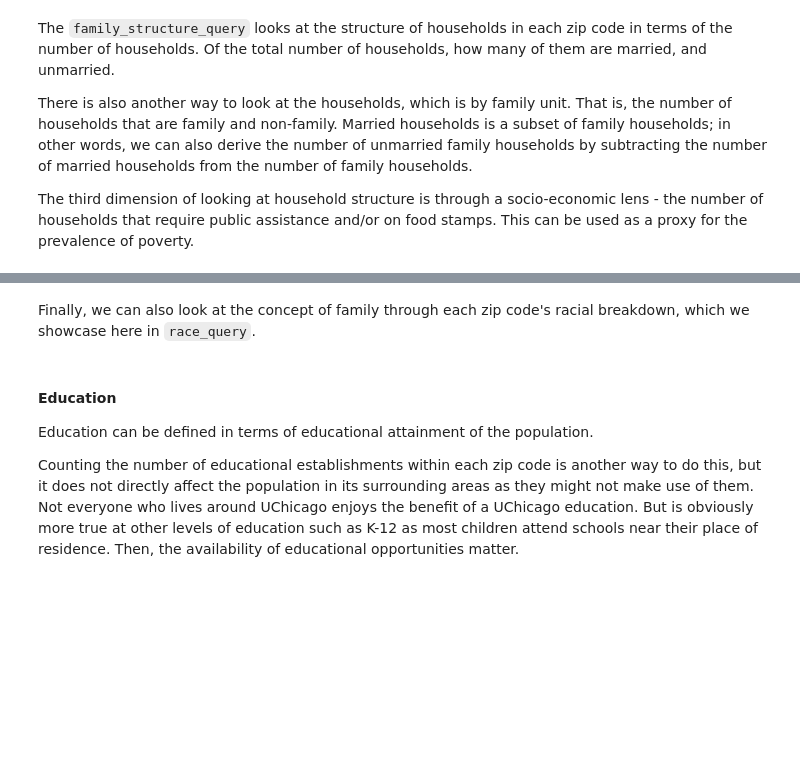
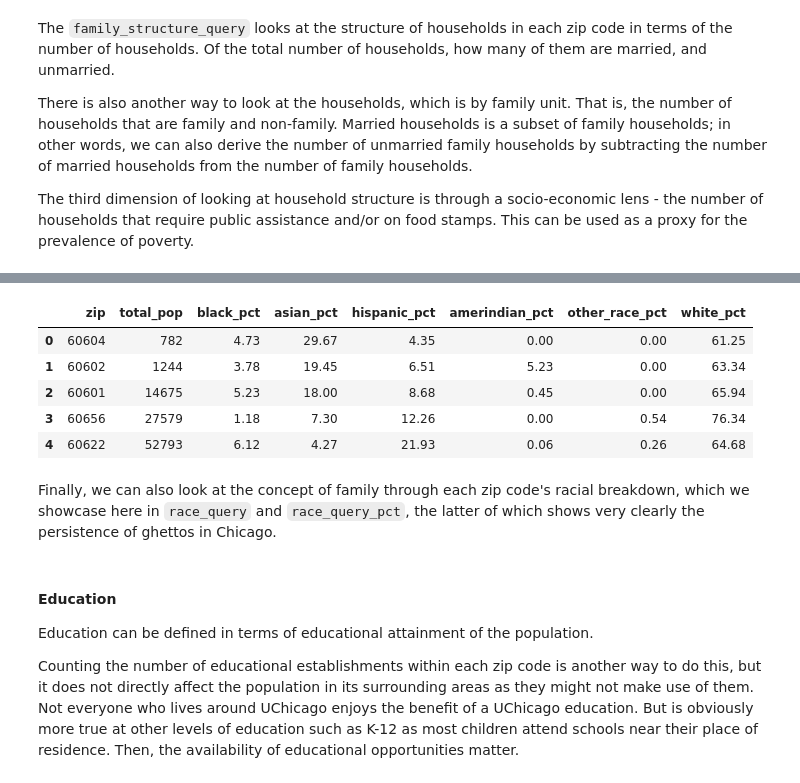
Before and after one commit to westerleyy/fidap, a Jupyter notebook: SDOH.ipynb, the cells around one changed output, grey strips where cells are left out. Cells and saved outputs as stored; diff of their text form; code cells hidden in the pictures; blank space fills up the shorter version.

```diff
--- a/SDOH.ipynb
+++ b/SDOH.ipynb
@@ -75,5 +157,24 @@ WHERE geo_id LIKE '606%';
+# %%
+race_query_pct = race_query.assign(
+    black_pct = lambda z: round(100*z.black_pop/z.total_pop,2),
+    asian_pct = lambda z: round(100*z.asian_pop/z.total_pop,2),
+    hispanic_pct = lambda z: round(100*z.hispanic_pop/z.total_pop,2),
+    amerindian_pct = lambda z: round(100*z.amerindian_pop/z.total_pop,2),
+    other_race_pct = lambda z: round(100*z.other_race_pop/z.total_pop,2),
+    white_pct = lambda z: round(100*z.white_pop/z.total_pop,2),
+)
+race_query_pct = race_query_pct.loc[:, ['zip', 'total_pop','black_pct', 'asian_pct', 'hispanic_pct', 'amerindian_pct', 'other_race_pct', 'white_pct']]
+# %%
+race_query_pct.head(n = 5)
+# %% [output]
+|  | zip | total_pop | black_pct | asian_pct | hispanic_pct | amerindian_pct | other_race_pct | white_pct |
+| 0 | 60604 | 782 | 4.73 | 29.67 | 4.35 | 0.00 | 0.00 | 61.25 |
+| 1 | 60602 | 1244 | 3.78 | 19.45 | 6.51 | 5.23 | 0.00 | 63.34 |
+| 2 | 60601 | 14675 | 5.23 | 18.00 | 8.68 | 0.45 | 0.00 | 65.94 |
+| 3 | 60656 | 27579 | 1.18 | 7.30 | 12.26 | 0.00 | 0.54 | 76.34 |
+| 4 | 60622 | 52793 | 6.12 | 4.27 | 21.93 | 0.06 | 0.26 | 64.68 |
 # %% [markdown]
-Finally, we can also look at the concept of family through each zip code's racial breakdown, which we showcase here in `race_query`.
+Finally, we can also look at the concept of family through each zip code's racial breakdown, which we showcase here in `race_query` and `race_query_pct`, the latter of which shows very clearly the persistence of ghettos in Chicago.
 # %% [markdown]
 #### Education
 
```
Also changed, not shown: parts of 20 cells of this notebook.
